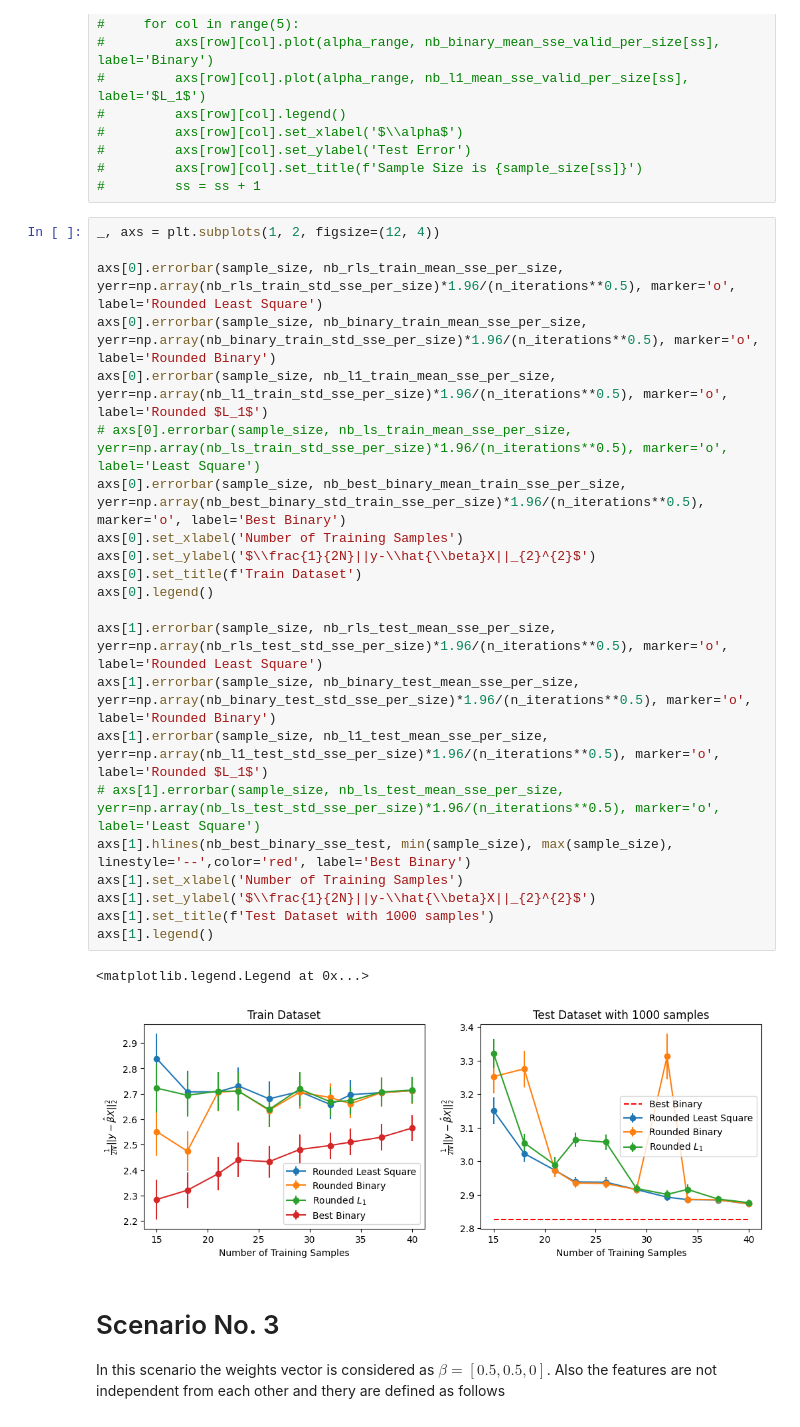
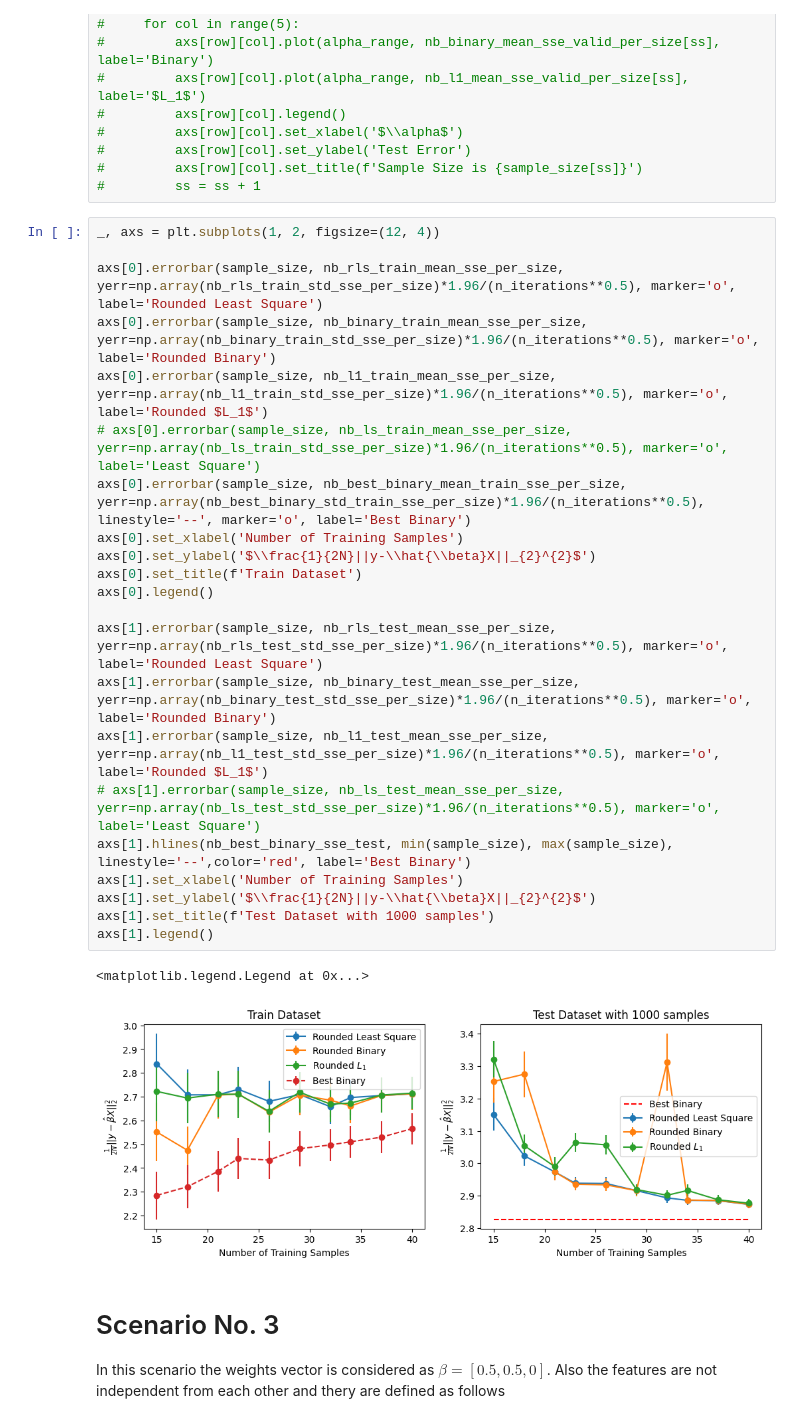
Before and after one commit to shahrzaddii/https---github.com-shahrzaddii-Sparsity, a Jupyter notebook: Binary Estimation Tutorial.ipynb, the cells around one changed output. Drawn from its saved outputs; the diff is of its cells as text.

```diff
--- a/Binary Estimation Tutorial.ipynb
+++ b/Binary Estimation Tutorial.ipynb
@@ -418,28 +418,28 @@ nb_best_binary_beta_hat_test, nb_best_binary_sse_test = exhaustive_binary(n_answ
 # %%
 _, axs = plt.subplots(1, 2, figsize=(12, 4))
 
 axs[0].errorbar(sample_size, nb_rls_train_mean_sse_per_size, yerr=np.array(nb_rls_train_std_sse_per_size)*1.96/(n_iterations**0.5), marker='o', label='Rounded Least Square')
 axs[0].errorbar(sample_size, nb_binary_train_mean_sse_per_size, yerr=np.array(nb_binary_train_std_sse_per_size)*1.96/(n_iterations**0.5), marker='o', label='Rounded Binary')
 axs[0].errorbar(sample_size, nb_l1_train_mean_sse_per_size, yerr=np.array(nb_l1_train_std_sse_per_size)*1.96/(n_iterations**0.5), marker='o',  label='Rounded $L_1$')
 # axs[0].errorbar(sample_size, nb_ls_train_mean_sse_per_size, yerr=np.array(nb_ls_train_std_sse_per_size)*1.96/(n_iterations**0.5), marker='o',  label='Least Square')
-axs[0].errorbar(sample_size, nb_best_binary_mean_train_sse_per_size, yerr=np.array(nb_best_binary_std_train_sse_per_size)*1.96/(n_iterations**0.5), marker='o', label='Best Binary')
+axs[0].errorbar(sample_size, nb_best_binary_mean_train_sse_per_size, yerr=np.array(nb_best_binary_std_train_sse_per_size)*1.96/(n_iterations**0.5), linestyle='--', marker='o', label='Best Binary')
 axs[0].set_xlabel('Number of Training Samples')
 axs[0].set_ylabel('$\\frac{1}{2N}||y-\\hat{\\beta}X||_{2}^{2}$')
 axs[0].set_title(f'Train Dataset')
 axs[0].legend()
 
 axs[1].errorbar(sample_size, nb_rls_test_mean_sse_per_size, yerr=np.array(nb_rls_test_std_sse_per_size)*1.96/(n_iterations**0.5), marker='o', label='Rounded Least Square')
 axs[1].errorbar(sample_size, nb_binary_test_mean_sse_per_size, yerr=np.array(nb_binary_test_std_sse_per_size)*1.96/(n_iterations**0.5), marker='o', label='Rounded Binary')
 axs[1].errorbar(sample_size, nb_l1_test_mean_sse_per_size, yerr=np.array(nb_l1_test_std_sse_per_size)*1.96/(n_iterations**0.5), marker='o', label='Rounded $L_1$')
 # axs[1].errorbar(sample_size, nb_ls_test_mean_sse_per_size, yerr=np.array(nb_ls_test_std_sse_per_size)*1.96/(n_iterations**0.5), marker='o',  label='Least Square')
 axs[1].hlines(nb_best_binary_sse_test, min(sample_size), max(sample_size), linestyle='--',color='red', label='Best Binary')
 axs[1].set_xlabel('Number of Training Samples')
 axs[1].set_ylabel('$\\frac{1}{2N}||y-\\hat{\\beta}X||_{2}^{2}$')
 axs[1].set_title(f'Test Dataset with 1000 samples')
 axs[1].legend()
 # %% [output]
 <matplotlib.legend.Legend at 0x...>
-[figure, old version]
+[figure, new version]
 # %% [markdown]
 # Scenario No. 3
 
```
Also changed, not shown: parts of 8 cells of this notebook.
